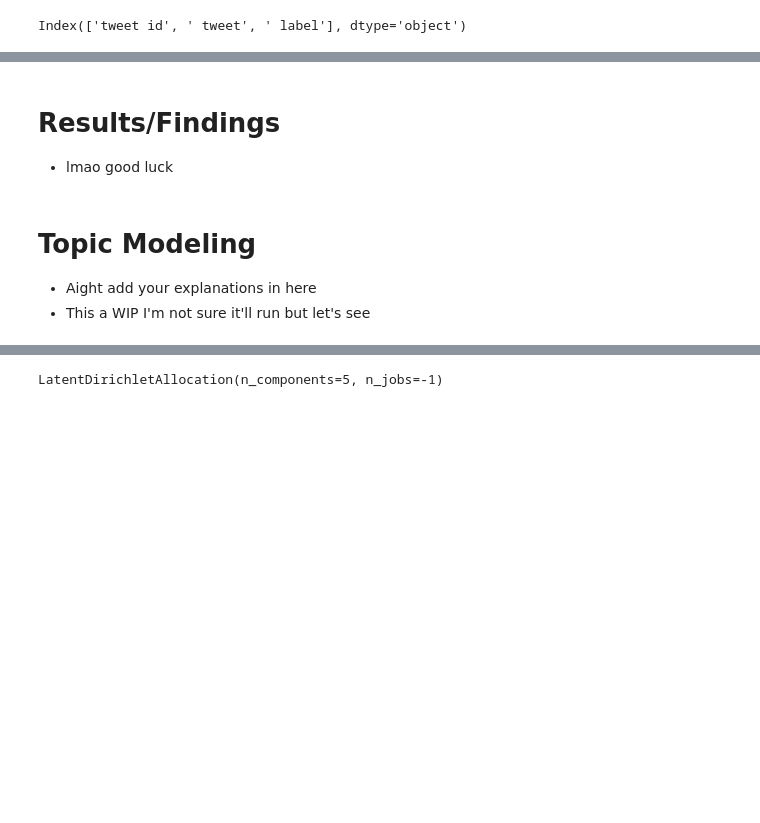
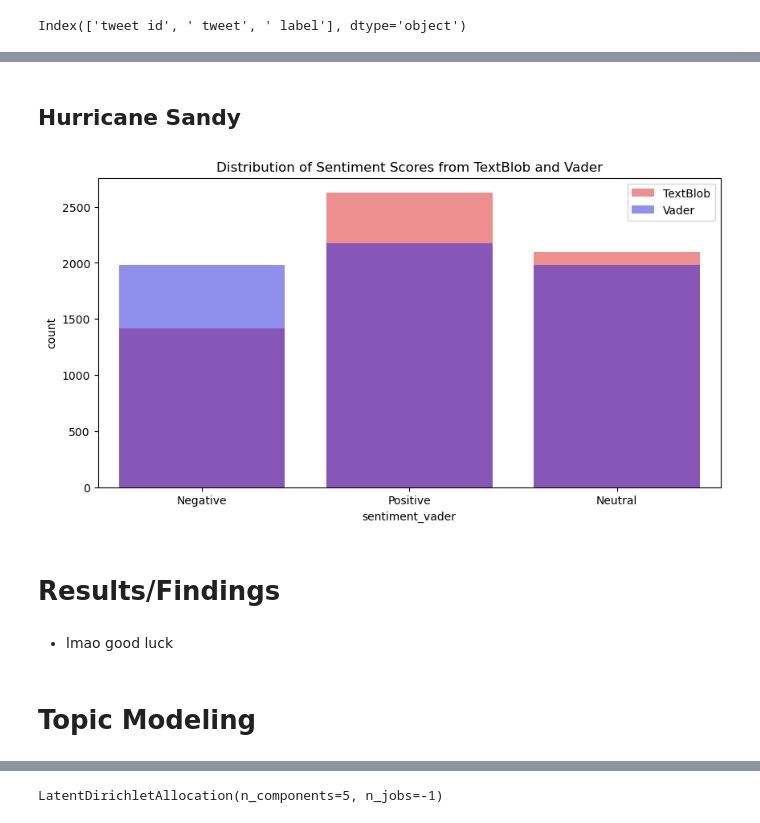
Before and after one commit to finnleyo/final-project-team-teal, a Jupyter notebook: final_project.ipynb, the cells around one changed output, grey strips where cells are left out. Drawn from its saved outputs; the diff is of its cells as text; code cells hidden in the pictures; blank space fills up the shorter version.

```diff
--- a/final_project.ipynb
+++ b/final_project.ipynb
@@ -47,0 +117,3 @@ df.describe()
+# %%
+df1=pd.read_csv("2012_Sandy_Hurricane-ontopic_offtopic.csv")
+df1.describe()
@@ -84,0 +195,7 @@ Name: clean_text, Length: 10012, dtype: object
+# %%
+# apply the function to dataframe: Hurricane Sandy
+df1['clean_text'] = df1.loc[(df1[' label'] == 'on-topic')][' tweet'].apply(clean_text)
+df1=df1.dropna(subset = ['clean_text'])
+
+# test to make sure it worked
+df1['clean_text']
@@ -251,0 +286,8 @@ df
+# %%
+df1['sentiment_textblob'] = df1['clean_text'].apply(get_sentiment_textblob)
+df1['sent_textblob_cont'] = df1['clean_text'].apply(get_sent_textblob_cont)
+df1['sentiment_vader'] = df1['clean_text'].apply(get_sentiment_vader)
+# %%
+# Apply sentiment analysis functions df1
+df1['sent_vader_cont'] = df1['clean_text'].apply(get_sent_vader_cont)
+df1[["clean_text", "sentiment_textblob", "sent_textblob_cont", "sentiment_vader", "sent_vader_cont"]]
@@ -269,9 +328,19 @@ plt.show()
+# %% [markdown]
+## Hurricane Sandy
+# %%
+plt.figure(figsize=(10, 5))
+sns.countplot(x="sentiment_textblob", data=df1, label="TextBlob", color='r', alpha=0.5)
+sns.countplot(x="sentiment_vader", data=df1 , label="Vader", color='b', alpha=0.5)
+plt.legend()
+plt.title('Distribution of Sentiment Scores from TextBlob and Vader')
+plt.show()
+# %% [output]
+[figure, added]
 # %%
 # ok  so I aint touching anything until I figure this sh out gl kadjhkjsahdashkhsaklkhdksah but that large asf portion is a sentiment analysis but I cant do over time bc for some reason this csv didn't include timestamps bc wtf
 # %% [markdown]
 # Results/Findings
-- lmao good luck
+# %% [markdown]
+- lmao good luck
 # %% [markdown]
 # Topic Modeling
-- Aight add your explanations in here
-- This a WIP I'm not sure it'll run but let's see
```
Also changed, not shown: parts of 69 cells of this notebook, 1 other file.
